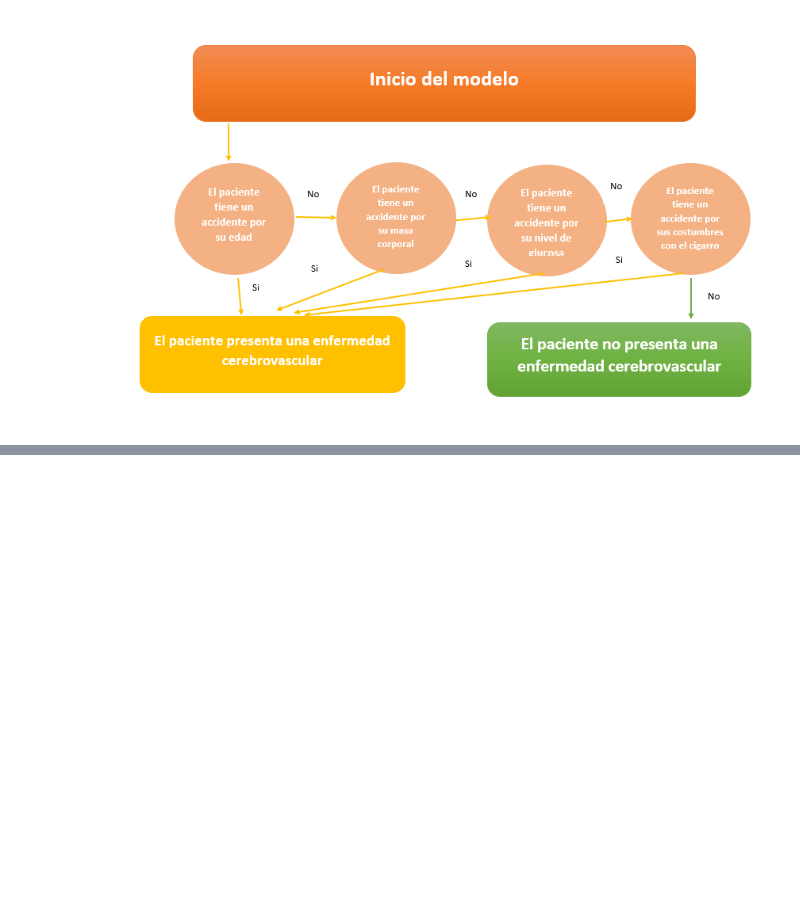
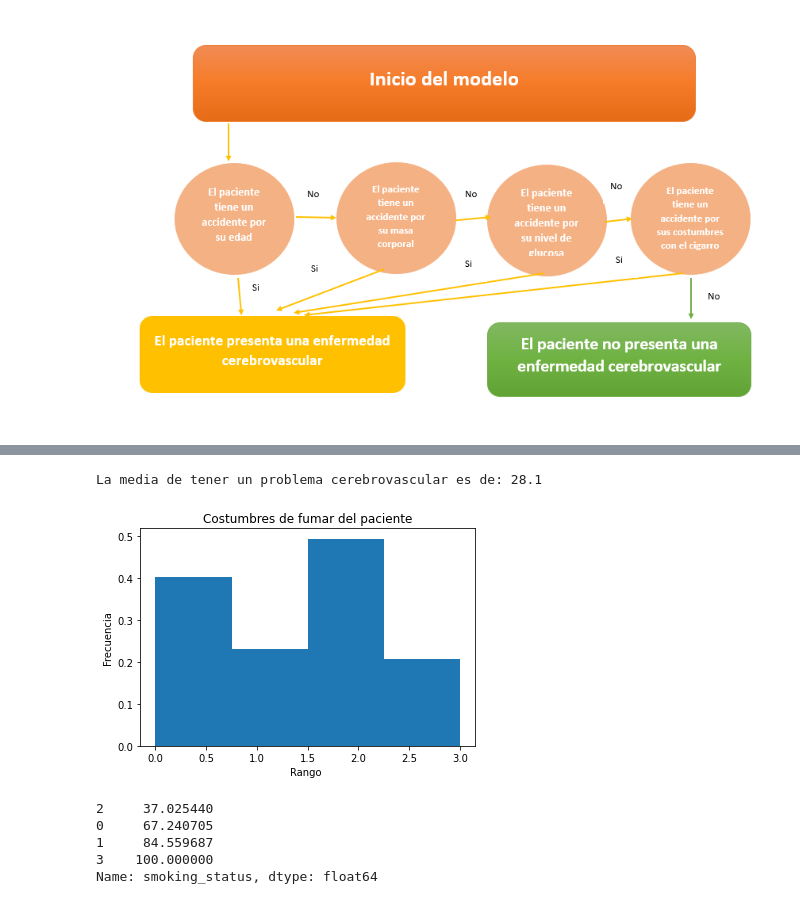
Before and after one commit to Tonydesanty/Proyecto-entrega-1, a Jupyter notebook: Entrega 1 proyecto.ipynb, the cells around one changed output, grey strips where cells are left out. Cells and saved outputs as stored; diff of their text form; code cells hidden in the pictures; blank space fills up the shorter version.

```diff
--- a/Entrega 1 proyecto.ipynb
+++ b/Entrega 1 proyecto.ipynb
@@ -94,0 +289,27 @@ Las variables tienen el mismo peso al momento de presentar resultados.
+# %%
+fuma = data['smoking_status']
+print('La media de tener un problema cerebrovascular es de:', masa.median())
+# %% [output]
+La media de tener un problema cerebrovascular es de: 28.1
+# %%
+plt.hist(fuma, density=True, bins=4)
+plt.xlabel('Rango ')
+plt.ylabel('Frecuencia')
+plt.title('Costumbres de fumar del paciente')
+plt.show()
+# %% [output]
+[figure, added]
+# %%
+lista_fuma=pd.DataFrame(fuma)
+cantidad_fuma = pd.value_counts(lista_fuma["smoking_status"])
+cantidad_fuma
+proba_fuma= ((cantidad_fuma/5110)*100)
+proba_fuma
+acumulada_fuma = np.cumsum(proba_fuma)
+acumulada_fuma
+# %% [output]
+2     37.025440
+0     67.240705
+1     84.559687
+3    100.000000
+Name: smoking_status, dtype: float64
```
Also changed, not shown: parts of 26 cells of this notebook, 1 other file.
